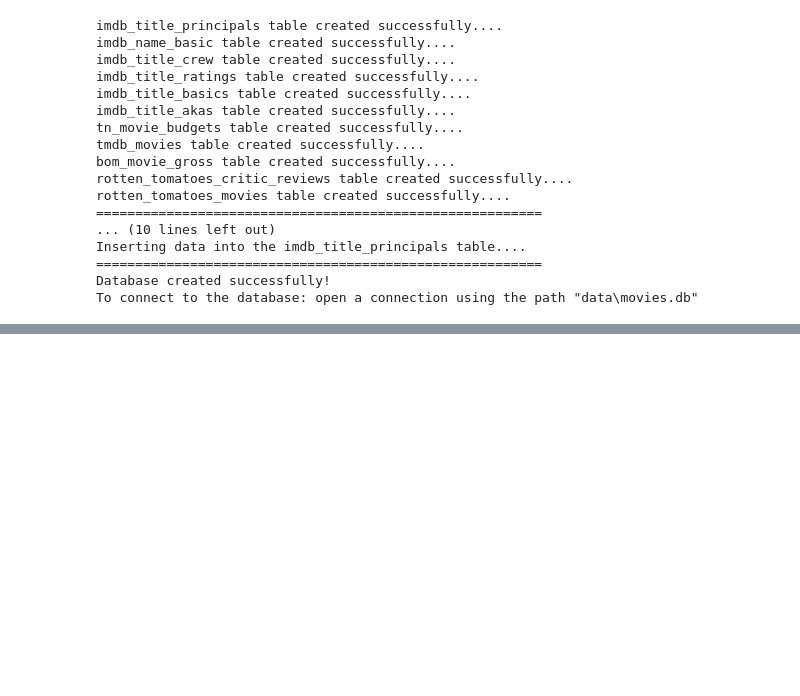
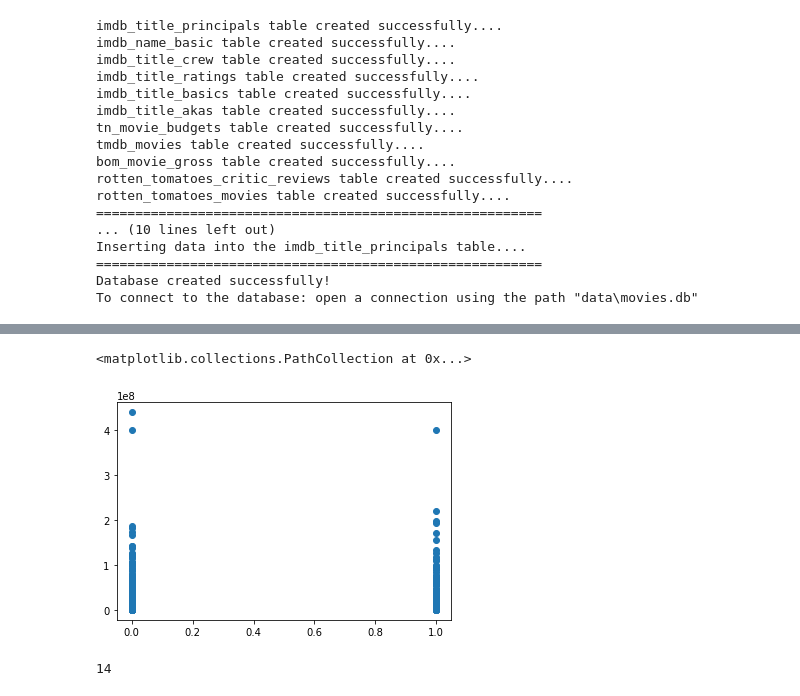
Before and after one commit to krvosen/microsoft_movie_analysis, a Jupyter notebook: create_sql_database.ipynb, the cells around one changed output, grey strips where cells are left out. Drawn from its saved outputs; the diff is of its cells as text; code cells hidden in the pictures; blank space fills up the shorter version.

```diff
--- a/create_sql_database.ipynb
+++ b/create_sql_database.ipynb
@@ -65,4 +65,5 @@ average_genres
 # %%
-df = pd.read_csv('data/zippedData/bom.movie_gross.csv.gz')
+# movie_title = pd.read_csv('data/zippedData/tn.movie_budgets.csv.gz')
 #df.domestic_gross.translate({ord('$'): None})
-df
+movie_title['domestic_gross'] = movie_title['domestic_gross'].str.replace('$', '').str.replace(',','')
+movie_title['domestic_gross'] = movie_title['domestic_gross'].astype(int)
@@ -116,0 +70,4 @@ Text(0.5, 0, 'Stock')
+# %%
+movie_title = movie_title.groupby('genres',as_index=False).mean()
+pd.set_option('display.float_format', '{:.2f}'.format)
+#movie_title
@@ -116,0 +95,5 @@ Text(0.5, 0, 'Stock')
+# %%
+movie_title['genres'] = movie_title['genres'].str.split(',')
+movie_title2 = pd.get_dummies(pd.DataFrame(movie_title['genres'].tolist()).stack()).sum(level=0)
+movie_title = pd.concat([movie_title, movie_title2], axis=1).drop(columns=['genres'])
+movie_title
@@ -117,2 +135,11 @@ Text(0.5, 0, 'Stock')
+# %%
+plt.scatter(movie_title.Adventure, movie_title.domestic_gross)#If genre is equal to 1 append to a list
+# %% [output]
+<matplotlib.collections.PathCollection at 0x...>
+[figure, added]
+# %%
+(movie_title.Musical == 1).sum(axis=0)
+# %% [output]
+14
 # %% [markdown]
 ![movies.db schema](images/movies_db_schema.png)
```
Also changed, not shown: parts of 9 cells of this notebook, 1 other file.
